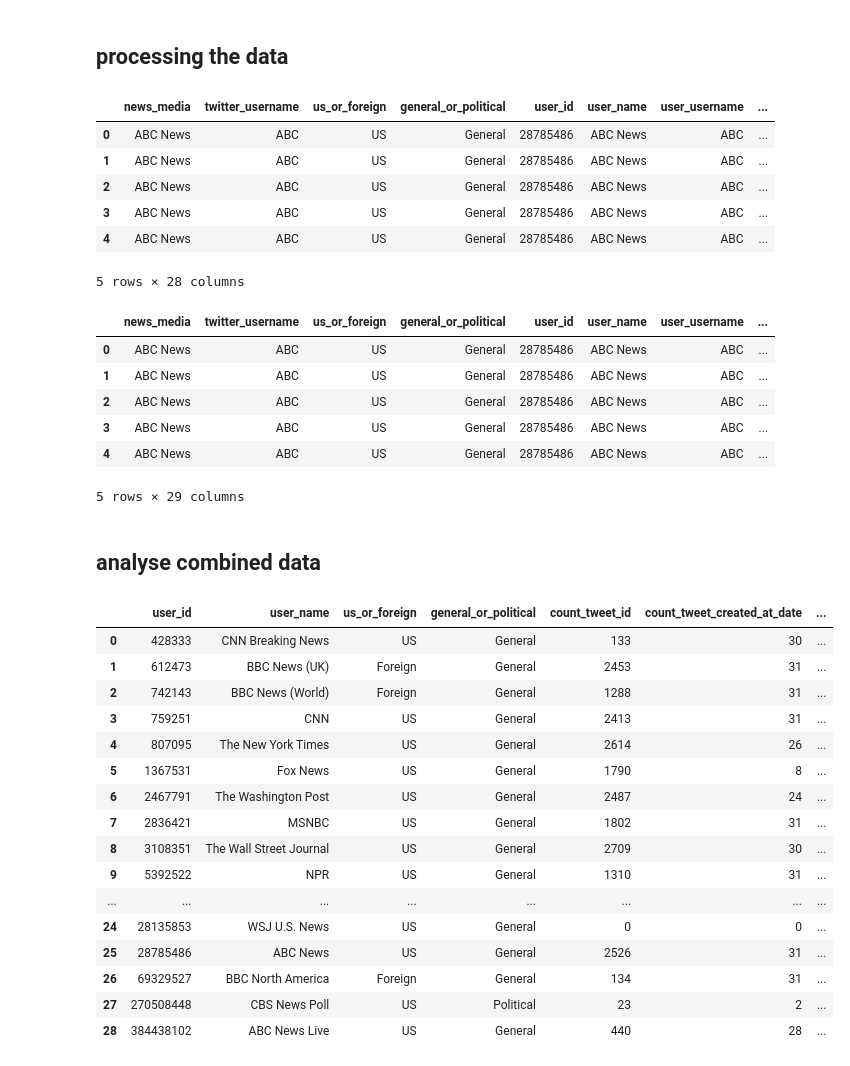
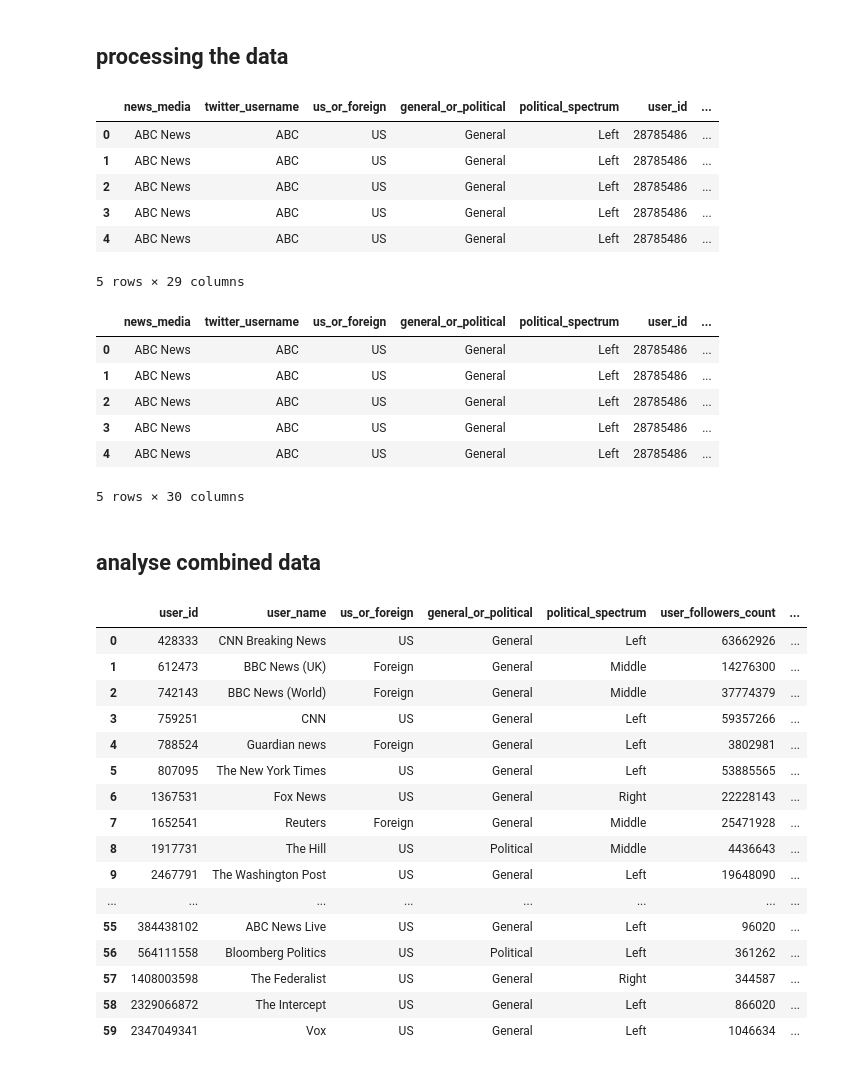
Before and after one commit to katherineskc/data_science_tweets_neutrality, a Jupyter notebook: preliminary_analysis.ipynb, the cells around one changed output. Drawn from its saved outputs; the diff is of its cells as text; code cells hidden in the pictures.

```diff
--- a/preliminary_analysis.ipynb
+++ b/preliminary_analysis.ipynb
@@ -40,7 +40,7 @@ twitter_user_details_data.head()
 # %%
 # twitter_users_tweets_2022_july_data
 
-twitter_users_tweets_2022_july_data = pd.read_csv (r'/Users/katherina/data_science_tweets_neutrality/twitter_users_tweets_2022_july.csv')
-twitter_users_tweets_2022_july_data.head()
+twitter_users_tweets_2022_july_august_data = pd.read_csv (r'/Users/katherina/data_science_tweets_neutrality/twitter_users_tweets_2022_july_august.csv')
+twitter_users_tweets_2022_july_august_data.head()
 # %% [output]
 |  | tweet_id | tweet_text | tweet_author_id | tweet_context_annotations | tweet_created_at | tweet_entities | ... |
@@ -56,57 +56,65 @@ twitter_users_tweets_2022_july_data.head()
 combined_news_media_basic_details = pd.merge(news_media_basic_data, twitter_user_details_data, left_on='twitter_username', right_on='user_username', how='left')
 
 # combine combined_news_media_basic_details and tweets
-combined_news_media_tweets_df = pd.merge(combined_news_media_basic_details, twitter_users_tweets_2022_july_data, left_on='user_id', right_on='tweet_author_id', how='left')
+combined_news_media_tweets_df = pd.merge(combined_news_media_basic_details, twitter_users_tweets_2022_july_august_data, left_on='user_id', right_on='tweet_author_id', how='left')
 
 combined_news_media_tweets_df.head()
 # %% [output]
-|  | news_media | twitter_username | us_or_foreign | general_or_political | user_id | user_name | user_username | ... |
-| 0 | ABC News | ABC | US | General | 28785486 | ABC News | ABC | ... |
-| 1 | ABC News | ABC | US | General | 28785486 | ABC News | ABC | ... |
-| 2 | ABC News | ABC | US | General | 28785486 | ABC News | ABC | ... |
-| 3 | ABC News | ABC | US | General | 28785486 | ABC News | ABC | ... |
-| 4 | ABC News | ABC | US | General | 28785486 | ABC News | ABC | ... |
+|  | news_media | twitter_username | us_or_foreign | general_or_political | political_spectrum | user_id | ... |
+| 0 | ABC News | ABC | US | General | Left | 28785486 | ... |
+| 1 | ABC News | ABC | US | General | Left | 28785486 | ... |
+| 2 | ABC News | ABC | US | General | Left | 28785486 | ... |
+| 3 | ABC News | ABC | US | General | Left | 28785486 | ... |
+| 4 | ABC News | ABC | US | General | Left | 28785486 | ... |
-5 rows × 28 columns
+5 rows × 29 columns
 # %%
 # format values
 
 combined_news_media_tweets_df['tweet_created_at_date'] = pd.to_datetime(combined_news_media_tweets_df['tweet_created_at']).apply(lambda x: x.date())
 combined_news_media_tweets_df.head()
 # %% [output]
-|  | news_media | twitter_username | us_or_foreign | general_or_political | user_id | user_name | user_username | ... |
-| 0 | ABC News | ABC | US | General | 28785486 | ABC News | ABC | ... |
-| 1 | ABC News | ABC | US | General | 28785486 | ABC News | ABC | ... |
-| 2 | ABC News | ABC | US | General | 28785486 | ABC News | ABC | ... |
-| 3 | ABC News | ABC | US | General | 28785486 | ABC News | ABC | ... |
-| 4 | ABC News | ABC | US | General | 28785486 | ABC News | ABC | ... |
+|  | news_media | twitter_username | us_or_foreign | general_or_political | political_spectrum | user_id | ... |
+| 0 | ABC News | ABC | US | General | Left | 28785486 | ... |
+| 1 | ABC News | ABC | US | General | Left | 28785486 | ... |
+| 2 | ABC News | ABC | US | General | Left | 28785486 | ... |
+| 3 | ABC News | ABC | US | General | Left | 28785486 | ... |
+| 4 | ABC News | ABC | US | General | Left | 28785486 | ... |
-5 rows × 29 columns
+5 rows × 30 columns
 # %% [markdown]
 ## analyse combined data
 # %%
 # count total tweet and tweeted date per news media
-analysis_1 = combined_news_media_tweets_df.groupby(['user_id','user_name','us_or_foreign','general_or_political'])['tweet_id','tweet_created_at_date'].nunique().add_prefix('count_').reset_index()
+analysis_1 = combined_news_media_tweets_df.groupby(['user_id',
+                                                    'user_name',
+                                                    'us_or_foreign',
+                                                    'general_or_political',
+                                                    'political_spectrum',
+                                                    'user_followers_count',
+                                                    'user_following_count',
+                                                    'user_tweet_count'
+                                                   ])['tweet_id','tweet_created_at_date'].nunique().add_prefix('count_').reset_index()
 
 # calculate average tweet per day
 analysis_1['average_tweet_per_day'] = round(analysis_1['count_tweet_id']/31,2)
 
 # combined_tweets_2022_july_df.groupby(['user_id','user_name']).apply(lambda x: round(x['tweet_id'].nunique()/31)).reset_index(name ='Average Tweet per Day')
-analysis_1
+analysis_1.head(60)
 # %% [output]
-|  | user_id | user_name | us_or_foreign | general_or_political | count_tweet_id | count_tweet_created_at_date | ... |
-| 0 | 428333 | CNN Breaking News | US | General | 133 | 30 | ... |
-| 1 | 612473 | BBC News (UK) | Foreign | General | 2453 | 31 | ... |
-| 2 | 742143 | BBC News (World) | Foreign | General | 1288 | 31 | ... |
-| 3 | 759251 | CNN | US | General | 2413 | 31 | ... |
-| 4 | 807095 | The New York Times | US | General | 2614 | 26 | ... |
-| 5 | 1367531 | Fox News | US | General | 1790 | 8 | ... |
-| 6 | 2467791 | The Washington Post | US | General | 2487 | 24 | ... |
-| 7 | 2836421 | MSNBC | US | General | 1802 | 31 | ... |
-| 8 | 3108351 | The Wall Street Journal | US | General | 2709 | 30 | ... |
-| 9 | 5392522 | NPR | US | General | 1310 | 31 | ... |
+|  | user_id | user_name | us_or_foreign | general_or_political | political_spectrum | user_followers_count | ... |
+| 0 | 428333 | CNN Breaking News | US | General | Left | 63662926 | ... |
+| 1 | 612473 | BBC News (UK) | Foreign | General | Middle | 14276300 | ... |
+| 2 | 742143 | BBC News (World) | Foreign | General | Middle | 37774379 | ... |
+| 3 | 759251 | CNN | US | General | Left | 59357266 | ... |
+| 4 | 788524 | Guardian news | Foreign | General | Left | 3802981 | ... |
+| 5 | 807095 | The New York Times | US | General | Left | 53885565 | ... |
+| 6 | 1367531 | Fox News | US | General | Right | 22228143 | ... |
+| 7 | 1652541 | Reuters | Foreign | General | Middle | 25471928 | ... |
+| 8 | 1917731 | The Hill | US | Political | Middle | 4436643 | ... |
+| 9 | 2467791 | The Washington Post | US | General | Left | 19648090 | ... |
 | ... | ... | ... | ... | ... | ... | ... | ... |
-| 24 | 28135853 | WSJ U.S. News | US | General | 0 | 0 | ... |
-| 25 | 28785486 | ABC News | US | General | 2526 | 31 | ... |
-| 26 | 69329527 | BBC North America | Foreign | General | 134 | 31 | ... |
-| 27 | 270508448 | CBS News Poll | US | Political | 23 | 2 | ... |
-| 28 | 384438102 | ABC News Live | US | General | 440 | 28 | ... |
+| 55 | 384438102 | ABC News Live | US | General | Left | 96020 | ... |
+| 56 | 564111558 | Bloomberg Politics | US | Political | Left | 361262 | ... |
+| 57 | 1408003598 | The Federalist | US | General | Right | 344587 | ... |
+| 58 | 2329066872 | The Intercept | US | General | Left | 866020 | ... |
+| 59 | 2347049341 | Vox | US | General | Left | 1046634 | ... |
 # %%
```
Also changed, not shown: parts of 7 cells of this notebook.
